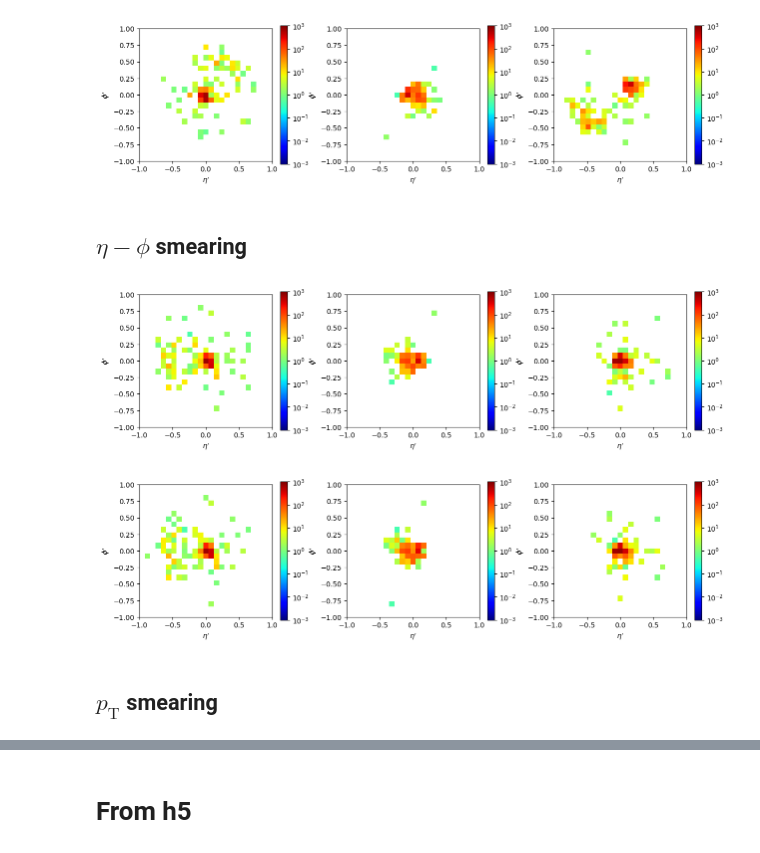
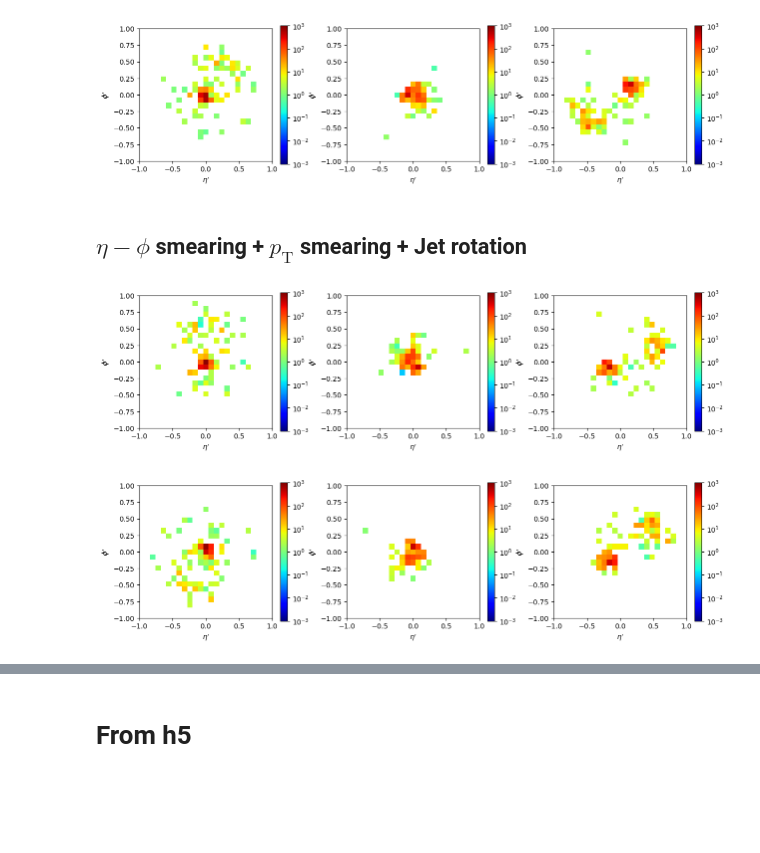
Before and after one commit to r10222035/data_augmentation, a Jupyter notebook: Sample/plot_jet_image.ipynb, the cells around one changed output, grey strips where cells are left out. Saved outputs shown, nothing was run; the diff lists cells and outputs as text; code cells hidden in the pictures; blank space fills up the shorter version.

Commit message:
Code: Implement eta-phi pT smearing + Jet rotation

```diff
--- a/Sample/plot_jet_image.ipynb
+++ b/Sample/plot_jet_image.ipynb
@@ -199,41 +273,39 @@ plt.show()
 [figure]
 [figure]
 # %% [markdown]
-## $\eta - \phi$ smearing
+## $\eta - \phi$ smearing + $p_\text{T}$ smearing + Jet rotation
 # %%
 # Get original and augmented jet image from npy file
-data = np.load('./HVmodel/data/eta_phi_smearing/25x25/01/sig_in_SR-data.npy')
+data = np.load('./HVmodel/data/eta_phi_pt_smearing_jet_rotation/25x25/01/sig_in_SR-data.npy')
 
 original_size = data.shape[0]
-events = np.array([0, 22, 96])
+events = np.array([0, 22, 1025])
 n = len(events)
 
 
 fig, ax = plt.subplots(1, n, figsize=(5*n, 4))
 for i in range(n):
     event = events[i]
     plot_jet_image_on_axis(data[event,:,:,0].transpose(), ax[i])
 
 # 調整子圖間的水平間距
 plt.subplots_adjust(wspace=0.25)
-# plt.savefig('../figures/HVmodel_jet_image_eta_phi_smearing_01.pdf', dpi=300, facecolor='White', bbox_inches='tight')
+# plt.savefig('../figures/HVmodel_jet_image_eta_phi_pt_jet_aug_original.pdf', dpi=300, facecolor='White', bbox_inches='tight')
 plt.show()
 
 
-data = np.load('./HVmodel/data/eta_phi_smearing/25x25/02/sig_in_SR-data.npy')
+data = np.load('./HVmodel/data/eta_phi_pt_smearing_jet_rotation/25x25/02/sig_in_SR-data.npy')
 
 fig, ax = plt.subplots(1, n, figsize=(5*n, 4))
 
 for i in range(n):
     event = events[i]
     plot_jet_image_on_axis(data[event,:,:,0].transpose(), ax[i])
 
 # 調整子圖間的水平間距
 plt.subplots_adjust(wspace=0.25)
-# plt.savefig('../figures/HVmodel_jet_image_eta_phi_smearing_02.pdf', dpi=300, facecolor='White', bbox_inches='tight')
+# plt.savefig('../figures/HVmodel_jet_image_eta_phi_pt_jet_aug_augmented.pdf', dpi=300, facecolor='White', bbox_inches='tight')
 plt.show()
 # %% [output]
-[figure, old version]
+[figure, new version]
-[figure, old version]
+[figure, new version]
-# %% [markdown]
-## $p_\text{T}$ smearing
```
Also changed, not shown: parts of 5 cells of this notebook, 1 other file.
